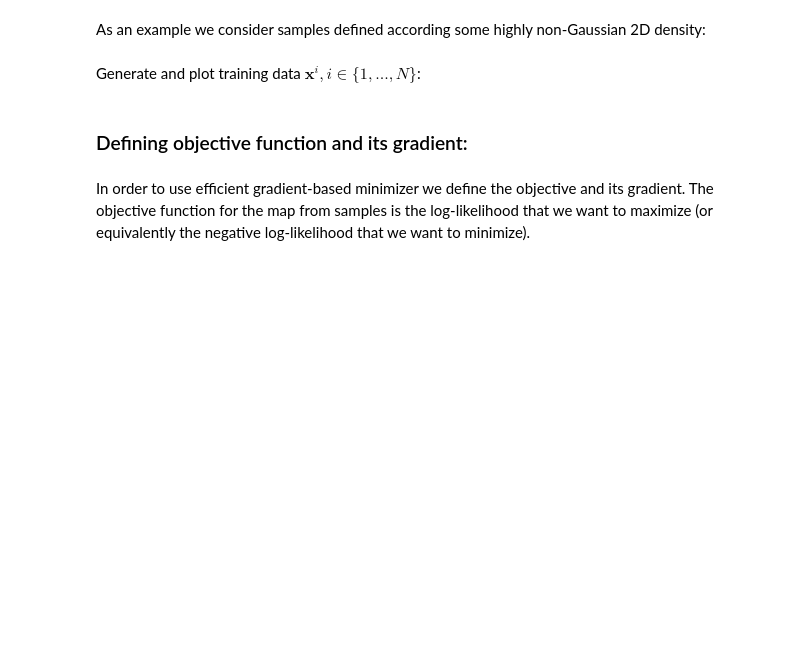
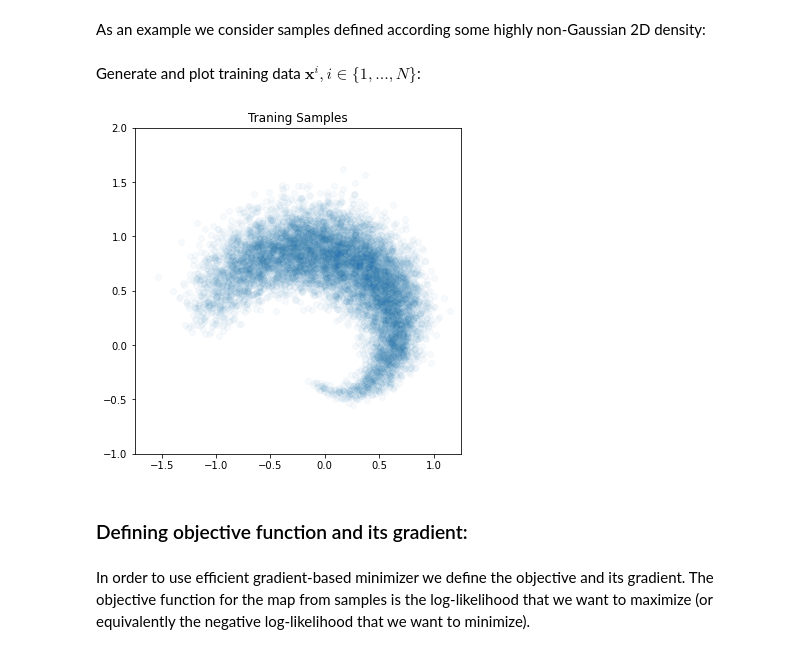
Before and after one commit to MeasureTransport/SIAMannual22, a Jupyter notebook: tutorial_code_AN22.ipynb, the cells around one changed output. Saved outputs shown, nothing was run; the diff lists cells and outputs as text; code cells hidden in the pictures; blank space fills up the shorter version.

```diff
--- a/tutorial_code_AN22.ipynb
+++ b/tutorial_code_AN22.ipynb
@@ -169,20 +254,23 @@ Generate and plot training data $\mathbf{x}^i, i\in\{1,...,N\}$:
 # %%
 # Training ensemble size
 N = 10000
 
 # Draw that many samples
 Xtrain = sample_spiral_distribution(N)
 Xtrain = Xtrain.transpose()
 
 colors = np.arctan2(Xtrain[1,:],Xtrain[0,:])
 
-fig,ax = plt.subplots()
-ax.scatter(Xtrain[0,:],Xtrain[1,:], c=colors, alpha=0.2, label='Target samples')
+fig,ax = plt.subplots(figsize=(6,6))
+ax.scatter(Xtrain[0,:],Xtrain[1,:],alpha=0.03, label='Target samples')
 ax.set_aspect('equal', 'box')
 plt.xlim([-1.75, 1.25])
 plt.ylim([-1, 2])
+plt.title('Traning Samples')
 
 plt.show()
+# %% [output]
+[figure, added]
 # %% [markdown]
 ### Defining objective function and its gradient:
 # %% [markdown]
```
Also changed, not shown: parts of 51 cells of this notebook, 1 other file.
